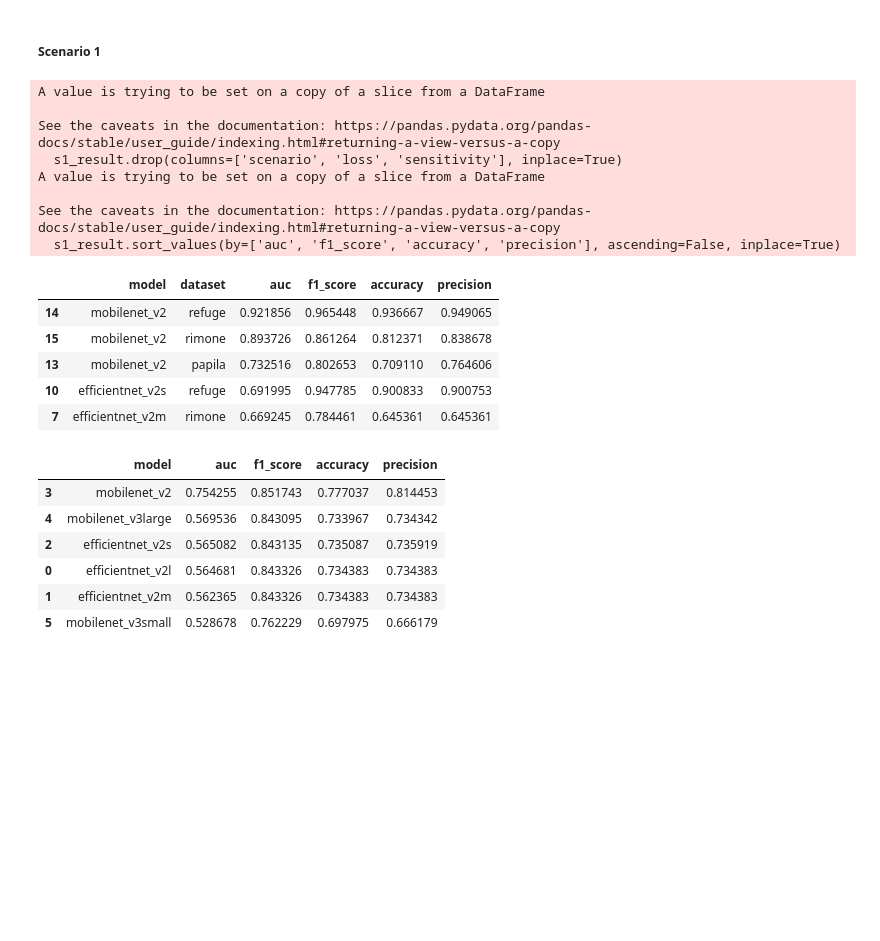
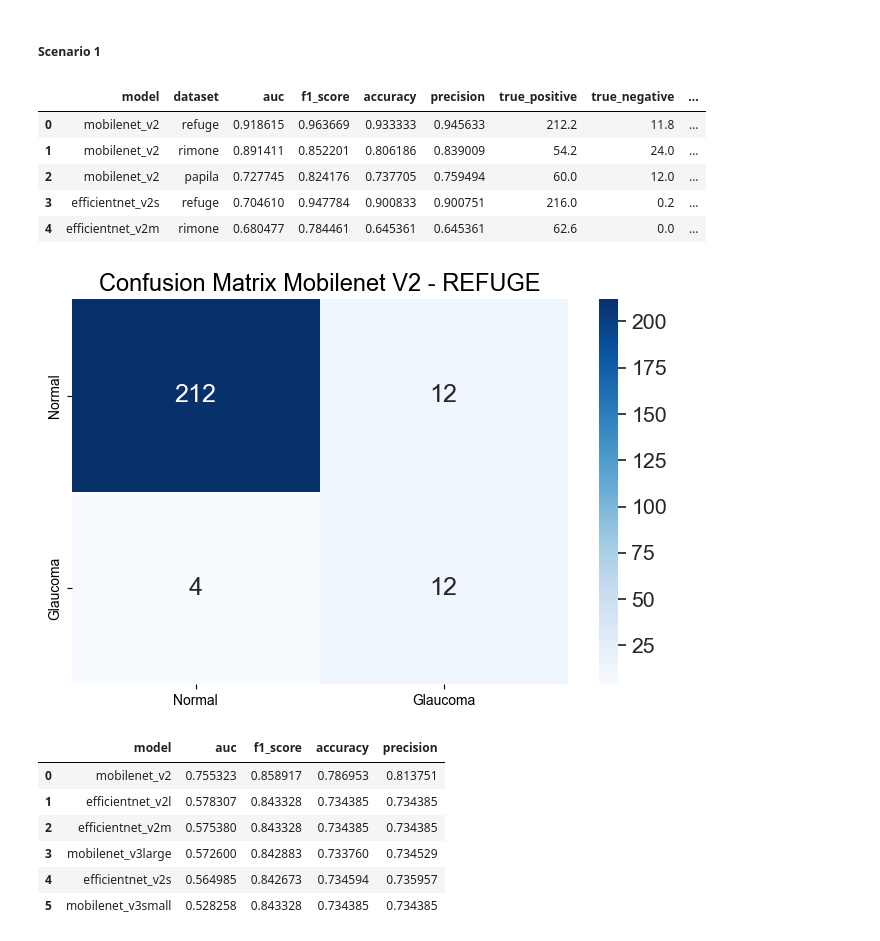
Before and after one commit to Bugi-Sulistiyo/Comparing-EfficientNet-and-MobileNet-on-Glaucoma-Detection, a Jupyter notebook: main/scripts/c. modeling/3. result_handling.ipynb, the cells around one changed output. Drawn from its saved outputs; the diff is of its cells as text; code cells hidden in the pictures; blank space fills up the shorter version.

Commit message:
completed the analysization based on scenario

```diff
--- a/main/scripts/c. modeling/3. result_handling.ipynb
+++ b/main/scripts/c. modeling/3. result_handling.ipynb
@@ -27,0 +39,3 @@ result_final = result.groupby(by=['scenario', 'model', 'dataset']).agg('mean')
+# %%
+result_final['sensitivity'] = (result_final.true_positive
+                            / (result_final.true_positive + result_final.false_negative))
@@ -27,0 +44,3 @@ result_final = result.groupby(by=['scenario', 'model', 'dataset']).agg('mean')
+# %%
+result_final['precision'] = (result_final.true_positive
+                            / (result_final.true_positive + result_final.false_positive))
@@ -28 +49,5 @@ result_final = result.groupby(by=['scenario', 'model', 'dataset']).agg('mean')
+# %%
+result_final['accuracy'] = ((result_final.true_positive + result_final.true_negative)
+                            / (result_final.true_positive + result_final.true_negative
+                                + result_final.false_positive + result_final.false_negative))
 # %% [markdown]
@@ -33,5 +60,11 @@ result_final['f1_score'] = 2*((result_final['precision'] * result_final['sensiti
 # %%
 result_final.reset_index(level=[0,1,2], inplace=True)
+# %%
+result_final = result_final[['scenario', 'model', 'dataset',
+                            'auc', 'f1_score', 'accuracy', 'precision',
+                            'sensitivity', 'loss',
+                            'true_positive', 'true_negative',
+                            'false_positive', 'false_negative']]
 # %%
 result_final.to_csv(os.path.join(path_storage,
                                 'merge_result_final.csv'),
@@ -45,44 +83,49 @@ result_final.to_csv(os.path.join(path_storage,
 # %%
 # the general result
 s1_result = result_final.groupby(by='scenario').get_group('scenario_1')
 
 s1_result.drop(columns=['scenario', 'loss', 'sensitivity'], inplace=True)
-s1_result.sort_values(by=['auc', 'f1_score', 'accuracy', 'precision'], ascending=False, inplace=True)
-s1_result = s1_result.loc[:, ['model', 'dataset', 'auc', 'f1_score', 'accuracy', 'precision']]
+s1_result.sort_values(by=['auc', 'f1_score', 'accuracy', 'precision'], ascending=False, inplace=True, ignore_index=True)
+
+s1_result.to_csv(os.path.join(path_storage,
+                            's1_general_result.csv'),
+                index=False)
 
 s1_result.head(5)
 # %% [output]
-A value is trying to be set on a copy of a slice from a DataFrame
-
-See the caveats in the documentation: https://pandas.pydata.org/pandas-docs/stable/user_guide/indexing.html#returning-a-view-versus-a-copy
-  s1_result.drop(columns=['scenario', 'loss', 'sensitivity'], inplace=True)
-A value is trying to be set on a copy of a slice from a DataFrame
-
-See the caveats in the documentation: https://pandas.pydata.org/pandas-docs/stable/user_guide/indexing.html#returning-a-view-versus-a-copy
-  s1_result.sort_values(by=['auc', 'f1_score', 'accuracy', 'precision'], ascending=False, inplace=True)
-|  | model | dataset | auc | f1_score | accuracy | precision |
-| 14 | mobilenet_v2 | refuge | 0.921856 | 0.965448 | 0.936667 | 0.949065 |
-| 15 | mobilenet_v2 | rimone | 0.893726 | 0.861264 | 0.812371 | 0.838678 |
-| 13 | mobilenet_v2 | papila | 0.732516 | 0.802653 | 0.709110 | 0.764606 |
-| 10 | efficientnet_v2s | refuge | 0.691995 | 0.947785 | 0.900833 | 0.900753 |
-| 7 | efficientnet_v2m | rimone | 0.669245 | 0.784461 | 0.645361 | 0.645361 |
+|  | model | dataset | auc | f1_score | accuracy | precision | true_positive | true_negative | ... |
+| 0 | mobilenet_v2 | refuge | 0.918615 | 0.963669 | 0.933333 | 0.945633 | 212.2 | 11.8 | ... |
+| 1 | mobilenet_v2 | rimone | 0.891411 | 0.852201 | 0.806186 | 0.839009 | 54.2 | 24.0 | ... |
+| 2 | mobilenet_v2 | papila | 0.727745 | 0.824176 | 0.737705 | 0.759494 | 60.0 | 12.0 | ... |
+| 3 | efficientnet_v2s | refuge | 0.704610 | 0.947784 | 0.900833 | 0.900751 | 216.0 | 0.2 | ... |
+| 4 | efficientnet_v2m | rimone | 0.680477 | 0.784461 | 0.645361 | 0.645361 | 62.6 | 0.0 | ... |
+# %%
+# visualize the confusion matrix of s1 general best
+modeling.confusion_matrix_plot_highest(result=s1_result,
+                                        place=0,
+                                        model_name='Mobilenet V2 - REFUGE',
+                                        path_dest=path_storage,
+                                        file_name='s1_general_best')
+# %% [output]
+[figure, added]
 # %%
 # summarize only the model
 s1_result_sumarize = s1_result[['model',
-                                'auc',
-                                'f1_score',
-                                'accuracy',
-                                'precision']].groupby(by='model').agg('mean')
+                                'auc', 'f1_score', 'accuracy', 'precision']].groupby(by='model').agg('mean')
 
 s1_result_sumarize.reset_index(level=0, inplace=True)
-s1_result_sumarize.sort_values(by=['auc', 'f1_score', 'accuracy', 'precision'], ascending=False, inplace=True)
+s1_result_sumarize.sort_values(by=['auc', 'f1_score', 'accuracy', 'precision'], ascending=False, inplace=True, ignore_index=True)
+
+s1_result_sumarize.to_csv(os.path.join(path_storage,
+                                    's1_summarize_result.csv'),
+                        index=False)
 
 s1_result_sumarize
 # %% [output]
 |  | model | auc | f1_score | accuracy | precision |
-| 3 | mobilenet_v2 | 0.754255 | 0.851743 | 0.777037 | 0.814453 |
-| 4 | mobilenet_v3large | 0.569536 | 0.843095 | 0.733967 | 0.734342 |
-| 2 | efficientnet_v2s | 0.565082 | 0.843135 | 0.735087 | 0.735919 |
-| 0 | efficientnet_v2l | 0.564681 | 0.843326 | 0.734383 | 0.734383 |
-| 1 | efficientnet_v2m | 0.562365 | 0.843326 | 0.734383 | 0.734383 |
-| 5 | mobilenet_v3small | 0.528678 | 0.762229 | 0.697975 | 0.666179 |
+| 0 | mobilenet_v2 | 0.755323 | 0.858917 | 0.786953 | 0.813751 |
+| 1 | efficientnet_v2l | 0.578307 | 0.843328 | 0.734385 | 0.734385 |
+| 2 | efficientnet_v2m | 0.575380 | 0.843328 | 0.734385 | 0.734385 |
+| 3 | mobilenet_v3large | 0.572600 | 0.842883 | 0.733760 | 0.734529 |
+| 4 | efficientnet_v2s | 0.564985 | 0.842673 | 0.734594 | 0.735957 |
+| 5 | mobilenet_v3small | 0.528258 | 0.843328 | 0.734385 | 0.734385 |
```
Also changed, not shown: parts of 20 cells of this notebook.
